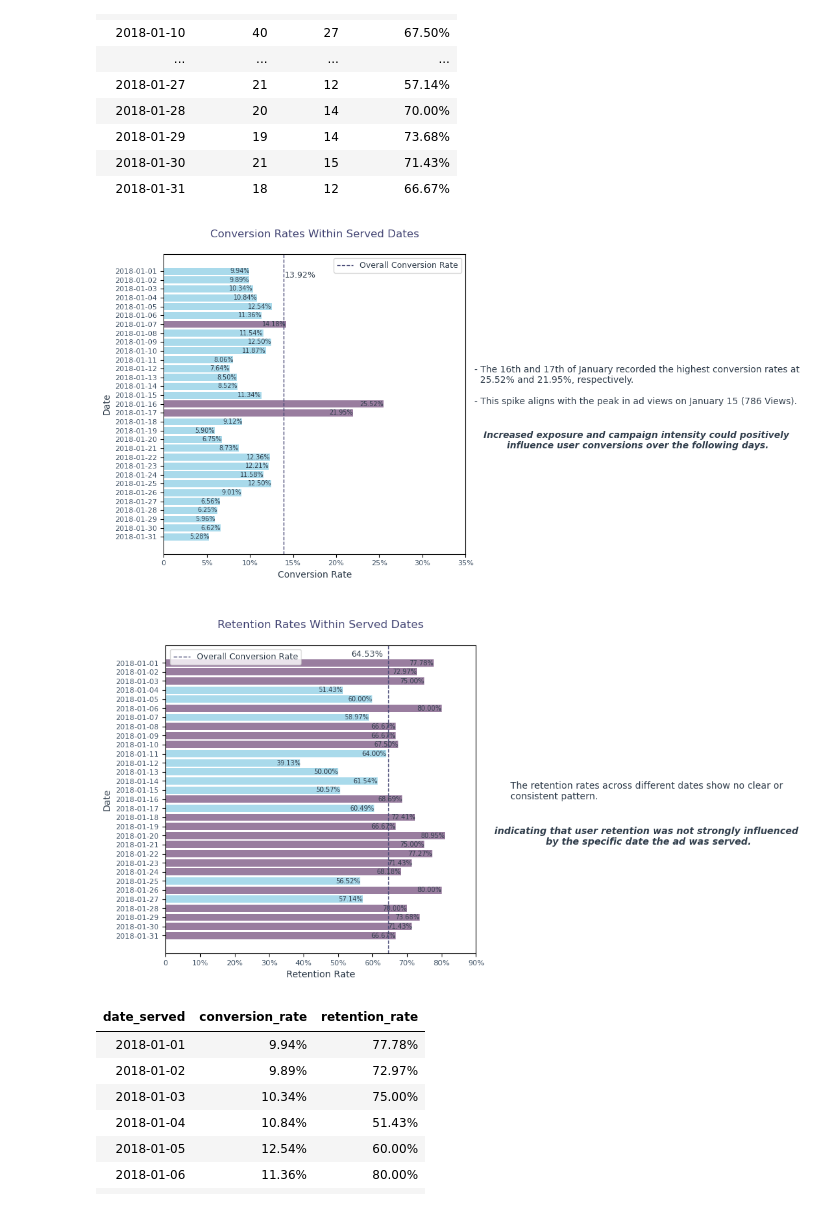
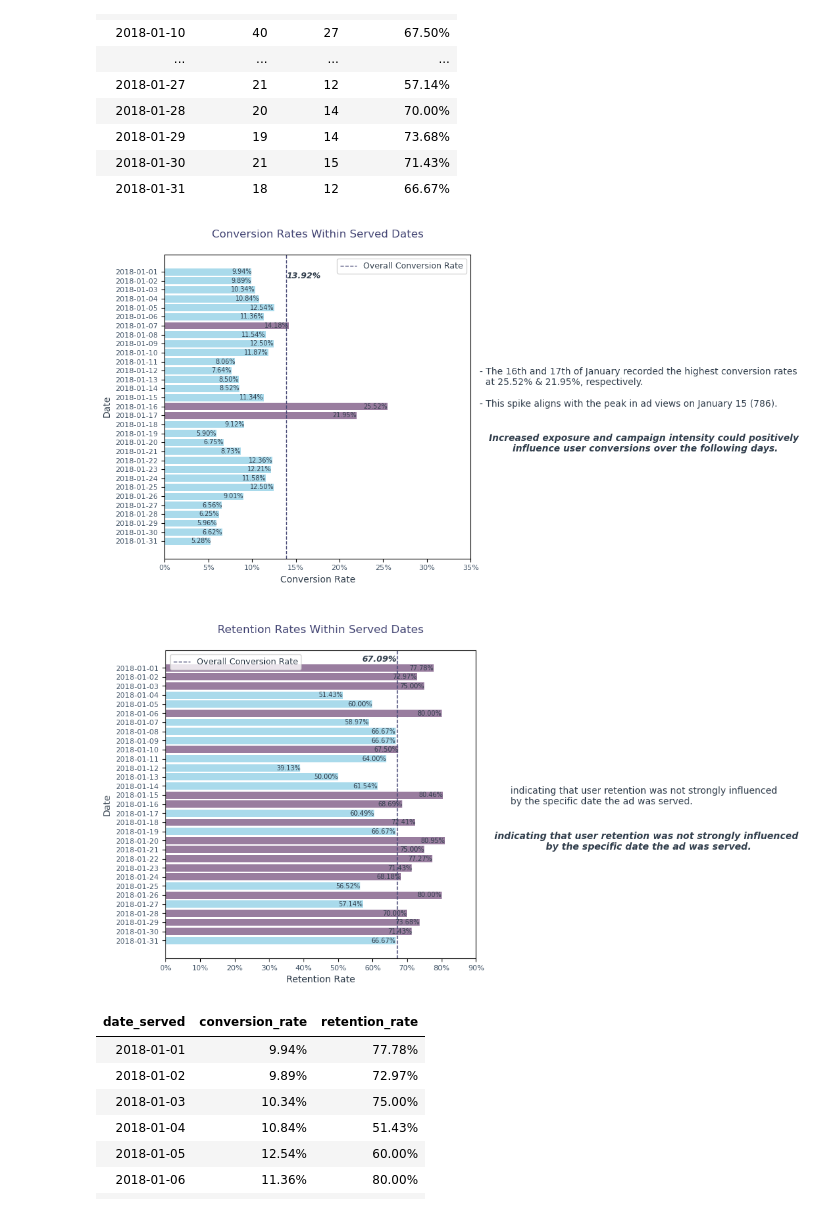
Before and after one commit to hend-a-ghafour/Analyzing_Marketing_Campaigns, a Jupyter notebook: Analyzing_Marketing_Campaigns.ipynb, the cells around one changed output. Cells and saved outputs as stored; diff of their text form; code cells hidden in the pictures.

```diff
--- a/Analyzing_Marketing_Campaigns.ipynb
+++ b/Analyzing_Marketing_Campaigns.ipynb
@@ -2033,85 +2046,99 @@ retention_date.style.hide().format({'retention_rate':'{:,.2%}'})
 # %%
 # 1- Visualization - Conversion Rates Within Served Dates
 # Data
-x= conversion_date.date_served.astype('str').to_list()
-y= conversion_date.conversion_rate
+con_sdate= conversion_date.date_served.astype('str').to_list()
+con_sdate_rate= conversion_date.conversion_rate
 
 # Defining colors based on performance
-colors = ['#805D87' if n > conversion_rate else '#94D1E7' for n in y]
+colors = ['#805D87' if n > conversion_rate else '#94D1E7' for n in con_sdate_rate]
 
 # Creating the chart
 plt.subplots(figsize = (6,6))
-plt.barh(x,y,.8, color=colors,alpha = .8)
+plt.barh(con_sdate,con_sdate_rate,.8, color=colors,alpha = .8)
 plt.axvline(x=conversion_rate, color='#454775', linestyle='--', linewidth=1, label='Overall Conversion Rate', alpha=1)
 
 # Customizing the chart
 plt.gca().invert_yaxis()
+
 plt.title('Conversion Rates Within Served Dates\n', fontsize=12, color='#454775')
+
 plt.xlabel('Conversion Rate', fontsize=10, color='#313E4C')
-plt.xticks(np.arange(0,.40,.05),['0','5%','10%','15%','20%','25%','30%','35%'],fontsize=8, color='#415366')
+plt.xticks(np.arange(0,.40,.05),[f'{x:.0%}' for x in np.arange(0,.4,.05)],fontsize=8, color='#415366')
+
 plt.ylabel('Date', fontsize=10, color='#313E4C')
 plt.yticks( fontsize=8, color='#415366')
+
 plt.legend(fontsize=9,labelcolor='#313E4C')
 
 # Annotating chart with values
-plt.text(.14,0, '13.92%', ha= 'left', va ='top', fontsize=9, color='#313E4C')
-for i,v in enumerate(y):
+plt.text(conversion_rate,0, f'{conversion_rate:.2%}', ha= 'left', va ='top', fontsize=9, color='#313E4C', fontstyle='italic',weight='semibold')
+
+for i,v in enumerate(con_sdate_rate):
     plt.text(v,i,f'{v:.2%}',va='center',ha='right', fontsize=7, color='#313E4C')
 
 # Findings
-text1='''
-- The 16th and 17th of January recorded the highest conversion rates at
-  25.52% and 21.95%, respectively.\n
-- This spike aligns with the peak in ad views on January 15 (786 Views).'''
-text2='''
+text_con_sdate=f'''
+- The 16th and 17th of January recorded the highest conversion rates
+  at {con_sdate_rate.to_list()[15]:.2%} & {con_sdate_rate.to_list()[16]:.2%}, respectively.\n
+- This spike aligns with the peak in ad views on January 15 ({d_u_num.max()}).'''
+
+text2_con_sdate='''
 Increased exposure and campaign intensity could positively
 influence user conversions over the following days.'''
-plt.text(.36,15,text1, color='#313E4C')
-plt.text(.55,20,text2, ha='center',fontstyle='italic',weight='semibold', fontsize=10, color='#313E4C')
+
+plt.text(.36,15,text_con_sdate, color='#313E4C')
+plt.text(.55,20,text2_con_sdate, ha='center',fontstyle='italic',weight='semibold', fontsize=10, color='#313E4C')
 
 plt.show()
 
 # 2- Visualization - Retention Rates Within Served Dates:
 # Data
-x= retention_date.date_served.astype('str').to_list()
-y= retention_date.retention_rate
+ret_sdate= retention_date.date_served.astype('str').to_list()
+ret_sdate_rate= retention_date.retention_rate
 
 # Defining colors based on performance
-colors = ['#805D87' if n > retention_rate else '#94D1E7' for n in y]
+colors = ['#805D87' if n > retention_rate else '#94D1E7' for n in ret_sdate_rate]
 
 # Creating the chart
 plt.subplots(figsize = (6,6))
-plt.barh(x,y,.8, color=colors,alpha = .8)
+plt.barh(ret_sdate,ret_sdate_rate,.8, color=colors,alpha = .8)
 plt.axvline(x=retention_rate, color='#454775', linestyle='--', linewidth=1, label='Overall Conversion Rate', alpha=1)
 
 # Customizing the chart
 plt.gca().invert_yaxis()
+
 plt.title('\nRetention Rates Within Served Dates\n', fontsize=12, color='#454775')
+
 plt.xlabel('Retention Rate', fontsize=10, color='#313E4C')
-plt.xticks(np.arange(0,1,.1),['0','10%','20%','30%','40%','50%','60%','70%','80%','90%'],fontsize=8, color='#415366')
+plt.xticks(np.arange(0,1,.1),[f'{x:.0%}' for x in np.arange(0,1,.1)],fontsize=8, color='#415366')
+
 plt.ylabel('Date', fontsize=10, color='#313E4C')
 plt.yticks(fontsize=8, color='#415366')
+
 plt.legend(fontsize=9,labelcolor='#313E4C')
 
 # Annotating chart with values
-plt.text(.63,-0.5, '64.53%', ha= 'right', va ='bottom', fontsize=9, color='#313E4C')
-for i,v in enumerate(y):
+plt.text(retention_rate,-0.5, f'{retention_rate:.2%}', ha= 'right', va ='bottom', fontsize=9, color='#313E4C',fontstyle='italic',weight='semibold')
+
+for i,v in enumerate(ret_sdate_rate):
     plt.text(v,i,f'{v:.2%}',va='center',ha='right', fontsize=7, color='#313E4C')
 
 # Findings
-text3='''
+text_ret_sdate='''
 The retention rates across different dates show no clear or
 consistent pattern.'''
-text4='''
+
+text_ret_sdate='''
 indicating that user retention was not strongly influenced
 by the specific date the ad was served.'''
-plt.text(1,15,text3, color='#313E4C')
-plt.text(1.4,20,text4, ha='center',fontstyle='italic',weight='semibold', fontsize=10, color='#313E4C')
+
+plt.text(1,15,text_ret_sdate, color='#313E4C')
+plt.text(1.4,20,text_ret_sdate, ha='center',fontstyle='italic',weight='semibold', fontsize=10, color='#313E4C')
 
 plt.show()
 # %% [output]
-[figure, old version]
+[figure, new version]
-[figure, old version]
+[figure, new version]
 # %%
 # Comparing Conversion Rates with Retention Rates Across Service Dates
 performance_date=conversion_date.merge(retention_date,on='date_served')\
```
Also changed, not shown: parts of 17 cells of this notebook.
